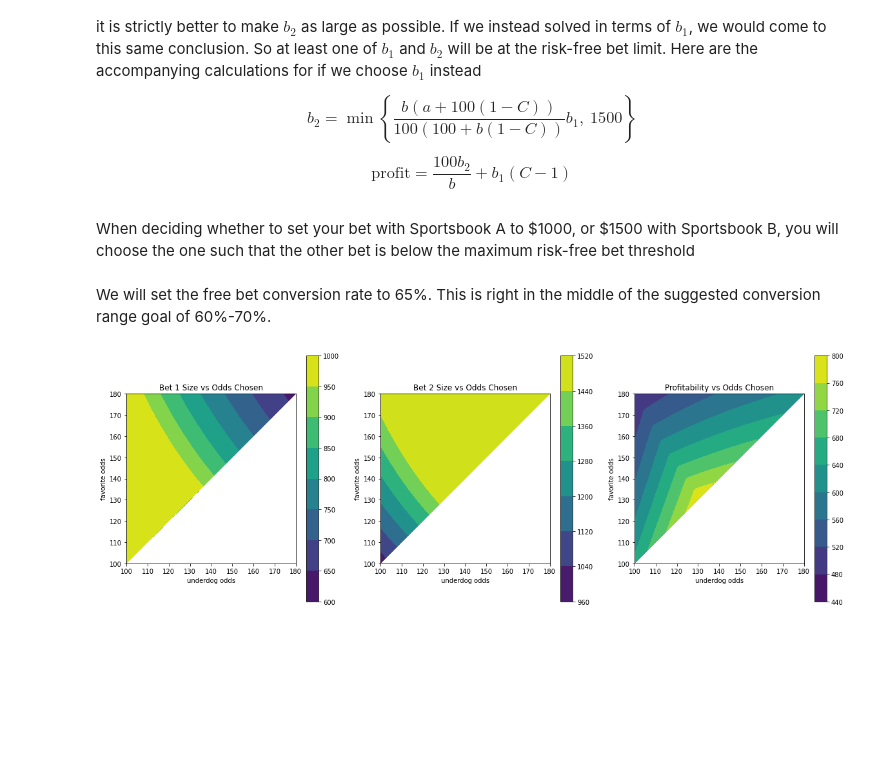
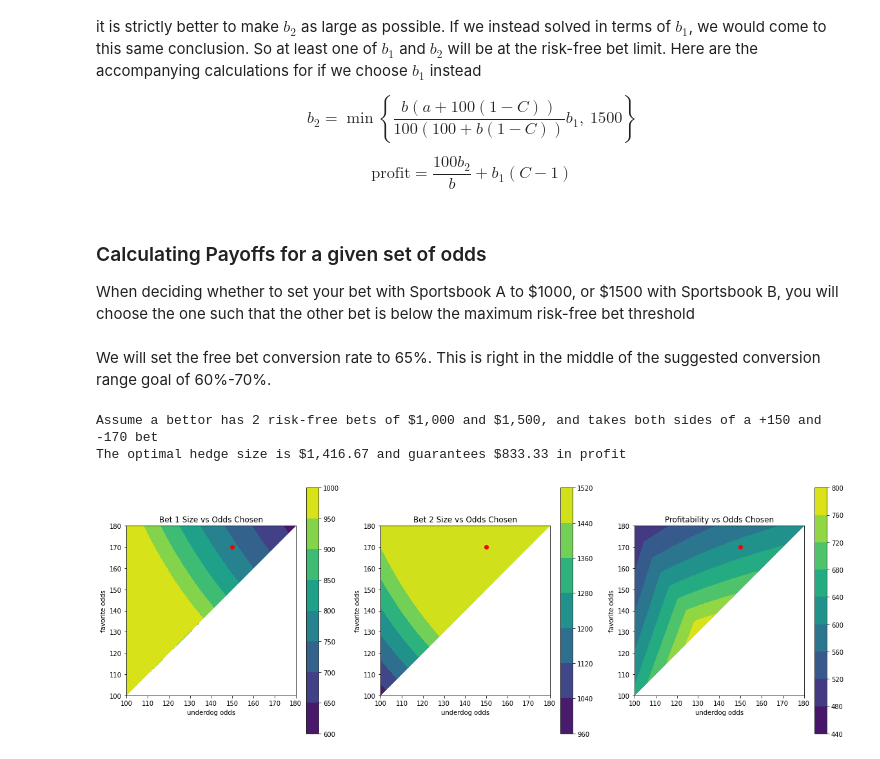
Before and after one commit to Ethor13/risk-free-bets, a Jupyter notebook: optimal_risk_free_bets.ipynb, the cells around one changed output. Drawn from its saved outputs; the diff is of its cells as text; code cells hidden in the pictures; blank space fills up the shorter version.

```diff
--- a/optimal_risk_free_bets.ipynb
+++ b/optimal_risk_free_bets.ipynb
@@ -189,6 +189,8 @@ $$b_2 = \min\left\{\frac{b(a + 100(1-C))}{100(100 + b(1-C))}b_1, ~ 1500 \right\}
 
 $$\text{profit} = \frac{100b_2}{b} + b_1(C-1)$$
 # %% [markdown]
+### Calculating Payoffs for a given set of odds
+
 When deciding whether to set your bet with Sportsbook A to \$1000, or \$1500 with Sportsbook B, you will choose the one such that the other bet is below the maximum risk-free bet threshold
 # %%
 # The optimal bet size for b1 when b2 is set to 1500
@@ -204,8 +206,31 @@ def p1(a, b, C, b1, b2):
 
 def p2(a, b, C, b1, b2):
     return 100 * b2 / b + b1 * (C - 1)
+
+def profit(a, b, C, b1, b2):
+    bet1 = b1(a, b, C)
+    bet2 = b2(a, b, C)
+
+    profit1 = p1(a, b, C, 1000, bet2)
+    profit2 = p2(a, b, C, bet1, 1500)
+
+    return np.minimum(profit1, profit2)
 # %% [markdown]
 We will set the free bet conversion rate to 65%. This is right in the middle of the suggested conversion range goal of 60%-70%.
+# %%
+a, b, C, b1, b2 = 150, 170, 0.65, 1000, 1500
+
+print(f"Assume a bettor has 2 risk-free bets of ${b1:,} and ${b2:,}, and takes both sides of a +{a} and -{b} bet")
+
+bet1 = b1(a, b, C)
+bet2 = b2(a, b, C)
+
+
+
+print(f"The optimal hedge size is ${h:,.2f} and guarantees ${p:,.2f} in profit")
+# %% [output]
+Assume a bettor has 2 risk-free bets of $1,000 and $1,500, and takes both sides of a +150 and -170 bet
+The optimal hedge size is $1,416.67 and guarantees $833.33 in profit
 # %%
 # free bet conversion rate
 C = 0.65
@@ -219,45 +244,44 @@ X, Y = np.tril(X).clip(100), np.tril(Y).clip(100)
 
 fig, [ax1, ax2, ax3] = plt.subplots(1, 3)
 
+# option where we set bet 2 to $1500
+bet1 = b1(X, Y, C)
 # option where we set bet 1 to $1000
 bet2 = b2(X, Y, C)
-profit1 = p1(X, Y, C, 1000, bet2)
 
-# option where we set bet 2 to $1500
-bet1 = b1(X, Y, C)
-profit2 = p2(X, Y, C, bet1, 1500)
-
-# Taking the minimum, picks the profit corresponding to bet sizes under the risk-free bet limits
-Z1 = np.minimum(profit1, profit2)
+profits = profit(X, Y, C, b1, b2)
 
 h1 = ax1.contourf(X, Y, np.clip(bet1, None, 1000))
 
 ax1.set_title('Bet 1 Size vs Odds Chosen')
 ax1.set_xlabel('underdog odds')
 ax1.set_ylabel('favorite odds')
 fig.colorbar(h1, ax=ax1)
 ax1.axis('square')
+ax1.scatter(a, b, color='red')
 
 h2 = ax2.contourf(X, Y, np.clip(bet2, None, 1500))
 
 ax2.set_title('Bet 2 Size vs Odds Chosen')
 ax2.set_xlabel('underdog odds')
 ax2.set_ylabel('favorite odds')
 fig.colorbar(h2, ax=ax2)
 ax2.axis('square')
+ax2.scatter(a, b, color='red')
 
-h3 = ax3.contourf(X, Y, Z1)
+h3 = ax3.contourf(X, Y, profits)
 
 ax3.set_title('Profitability vs Odds Chosen')
 ax3.set_xlabel('underdog odds')
 ax3.set_ylabel('favorite odds')
 fig.colorbar(h3, ax=ax3)
 ax3.axis('square')
+ax3.scatter(a, b, color='red')
 
 fig.set_size_inches(20, 7)
 plt.show()
 # %% [output]
-[figure, old version]
+[figure, new version]
 # %% [markdown]
 ### Chart Interpretation
 
```
Also changed, not shown: 3 other files.
